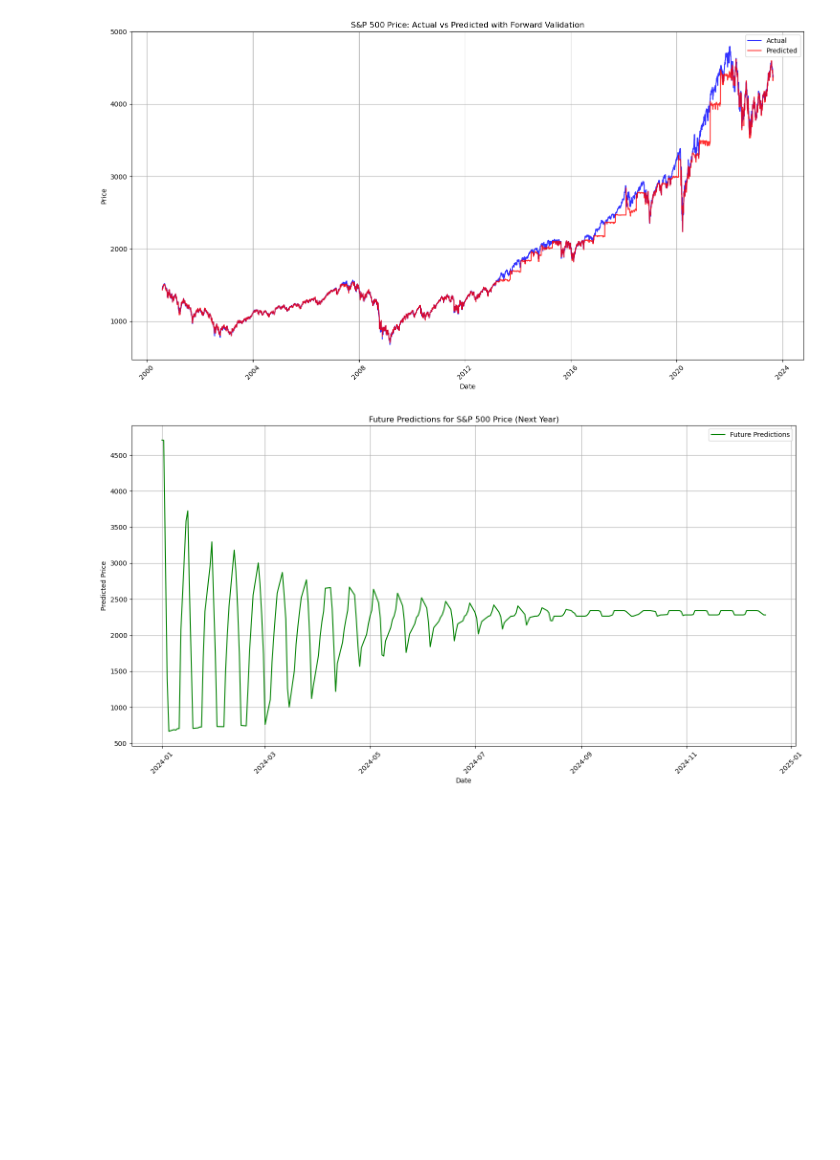
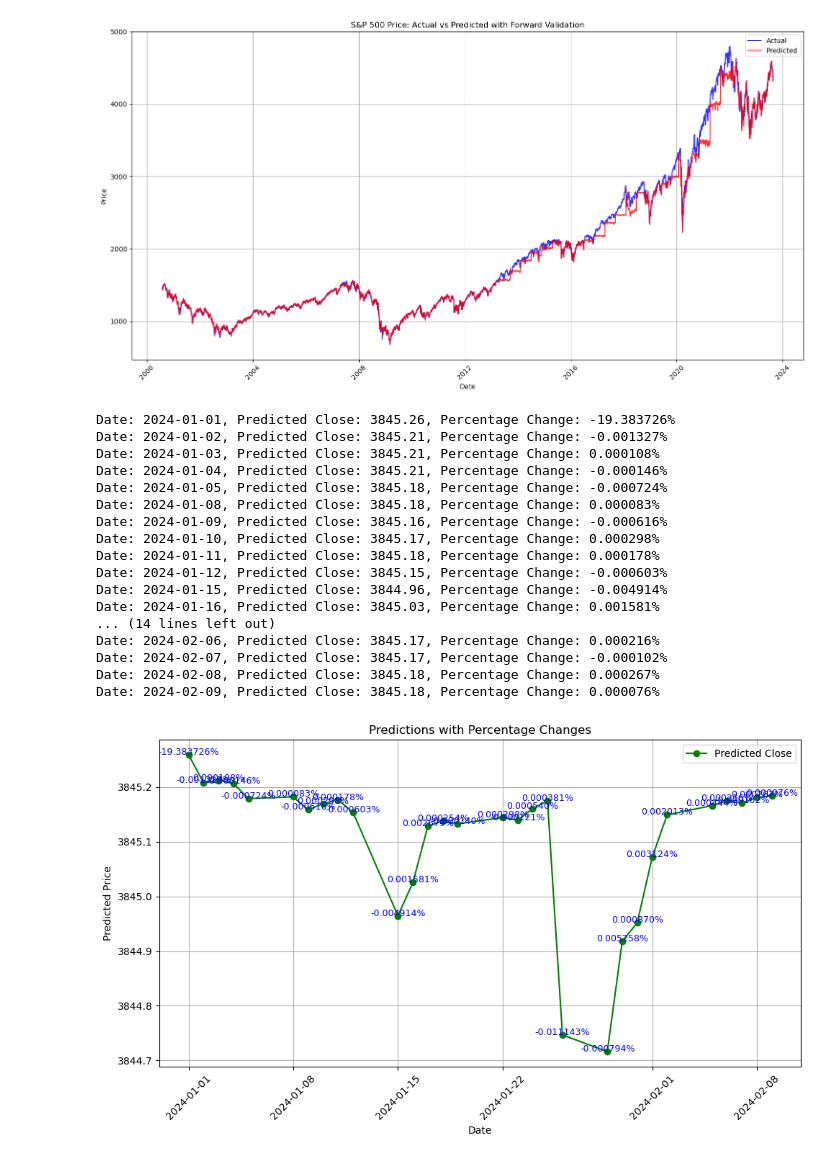
Before and after one commit to KaiOnNg/ML_Project, a Jupyter notebook: project.ipynb, the cells around one changed output. Drawn from its saved outputs; the diff is of its cells as text; code cells hidden in the pictures; blank space fills up the shorter version.

```diff
--- a/project.ipynb
+++ b/project.ipynb
@@ -60,7 +61,7 @@ def forward_validation(df, features, target, initial_train_size, step_size, mode
 # Define forward validation parameters
 initial_train_size = 1000  # Initial training set size
 step_size = 100  # Step size for moving train-test splits
-model_params = {"n_estimators": 100, "learning_rate": 0.1, "max_depth": 5, "random_state": 42}
+model_params = {"n_estimators": 500, "learning_rate": 0.1, "max_depth": 5, "random_state": 42}
 
 # Perform forward validation
 predictions, actuals, dates, model = forward_validation(df, features, target, initial_train_size, step_size, model_params)
@@ -91,27 +92,58 @@ plt.xticks(rotation=45)
 plt.tight_layout()
 plt.show()
 
-# Predict the next year's closing prices
-future_steps = 252  # Approx. number of business days in a year
+# Predict the next week's closing prices
+future_steps = 30  # Predict for the next 5 business days (1 week)
 future_predictions = []
-current_features = X.iloc[-1].values  # Get the last row of features
+past_days = 252  # Use the past 252 days to predict the next day
+percentage_changes = []
 
-for _ in range(future_steps):
-    # Predict the next value
-    next_pred = model.predict(current_features.reshape(1, -1))[0]
+for step in range(future_steps):
+    # Use the last `past_days` rows of features for training
+    X_train = X.iloc[-past_days:].values
+    y_train = y.iloc[-past_days:].values
+
+    # Train a new model on this training set
+    model = xgb.XGBRegressor(**model_params)
+    model.fit(X_train, y_train)
+
+    # Predict the next day
+    current_features = scaler.transform(X.iloc[-1:].values)  # Scale the current features
+    next_pred = model.predict(current_features)[0]
     future_predictions.append(next_pred)
 
+    # Calculate percentage change
+    if step == 0:
+        last_day_close = y.iloc[-1]  # The last actual closing price
+    else:
+        last_day_close = future_predictions[-2]  # The previous day's prediction
+
+    percentage_change = ((next_pred - last_day_close) / last_day_close) * 100
+    percentage_changes.append(percentage_change)
+
     # Update lag features dynamically
-    current_features = np.roll(current_features, -1)
-    current_features[-1] = next_pred  # Replace the last feature with the predicted value
+    new_row = current_features.flatten()
+    new_row[-1] = next_pred  # Replace the last feature with the prediction
+    new_row_df = pd.DataFrame([new_row], columns=X.columns, index=[y.index[-1] + pd.Timedelta(days=1)])
+    X = pd.concat([X, new_row_df])
 
-# Generate future dates
+    # Append to target set
+    new_y = pd.Series([next_pred], index=[y.index[-1] + pd.Timedelta(days=1)])
+    y = pd.concat([y, new_y])
+
+# Generate future dates for the next week
 future_dates = pd.date_range(df.index[-1] + pd.Timedelta(days=1), periods=future_steps, freq='B')
 
-# Plot future predictions
-plt.figure(figsize=(15, 8))
-plt.plot(future_dates, future_predictions, label='Future Predictions', color='green')
-plt.title('Future Predictions for S&P 500 Price (Next Year)')
+# Print predictions and percentage changes for the next week
+for date, prediction, change in zip(future_dates, future_predictions, percentage_changes):
+    print(f"Date: {date.date()}, Predicted Close: {prediction:.2f}, Percentage Change: {change:.6f}%")
+
+# Plot future predictions with percentage changes
+plt.figure(figsize=(10, 6))
+plt.plot(future_dates, future_predictions, marker='o', label='Predicted Close', color='green')
+for i, (date, change) in enumerate(zip(future_dates, percentage_changes)):
+    plt.text(date, future_predictions[i], f"{change:.6f}%", fontsize=9, ha='center', color='blue')
+plt.title('Predictions with Percentage Changes')
 plt.xlabel('Date')
 plt.ylabel('Predicted Price')
 plt.legend()
@@ -128,2 +160,19 @@ Mean Prediction Accuracy: 97.93%
 [figure]
+Date: 2024-01-01, Predicted Close: 3845.26, Percentage Change: -19.383726%
+Date: 2024-01-02, Predicted Close: 3845.21, Percentage Change: -0.001327%
+Date: 2024-01-03, Predicted Close: 3845.21, Percentage Change: 0.000108%
+Date: 2024-01-04, Predicted Close: 3845.21, Percentage Change: -0.000146%
+Date: 2024-01-05, Predicted Close: 3845.18, Percentage Change: -0.000724%
+Date: 2024-01-08, Predicted Close: 3845.18, Percentage Change: 0.000083%
+Date: 2024-01-09, Predicted Close: 3845.16, Percentage Change: -0.000616%
+Date: 2024-01-10, Predicted Close: 3845.17, Percentage Change: 0.000298%
+Date: 2024-01-11, Predicted Close: 3845.18, Percentage Change: 0.000178%
+Date: 2024-01-12, Predicted Close: 3845.15, Percentage Change: -0.000603%
+Date: 2024-01-15, Predicted Close: 3844.96, Percentage Change: -0.004914%
+Date: 2024-01-16, Predicted Close: 3845.03, Percentage Change: 0.001581%
+... (14 lines left out)
+Date: 2024-02-06, Predicted Close: 3845.17, Percentage Change: 0.000216%
+Date: 2024-02-07, Predicted Close: 3845.17, Percentage Change: -0.000102%
+Date: 2024-02-08, Predicted Close: 3845.18, Percentage Change: 0.000267%
+Date: 2024-02-09, Predicted Close: 3845.18, Percentage Change: 0.000076%
-[figure, old version]
+[figure, new version]
```
Also changed, not shown: parts of 2 cells of this notebook.
